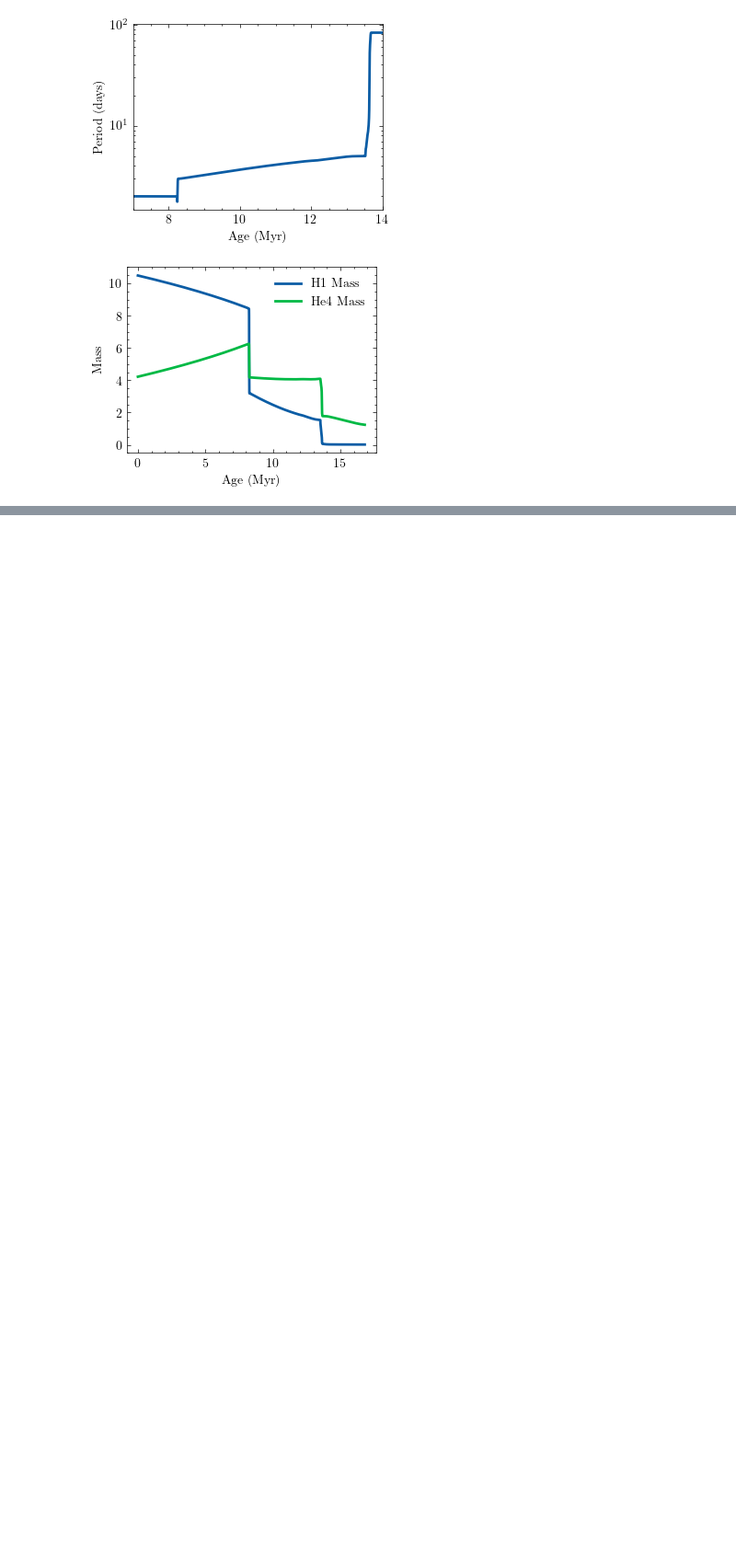
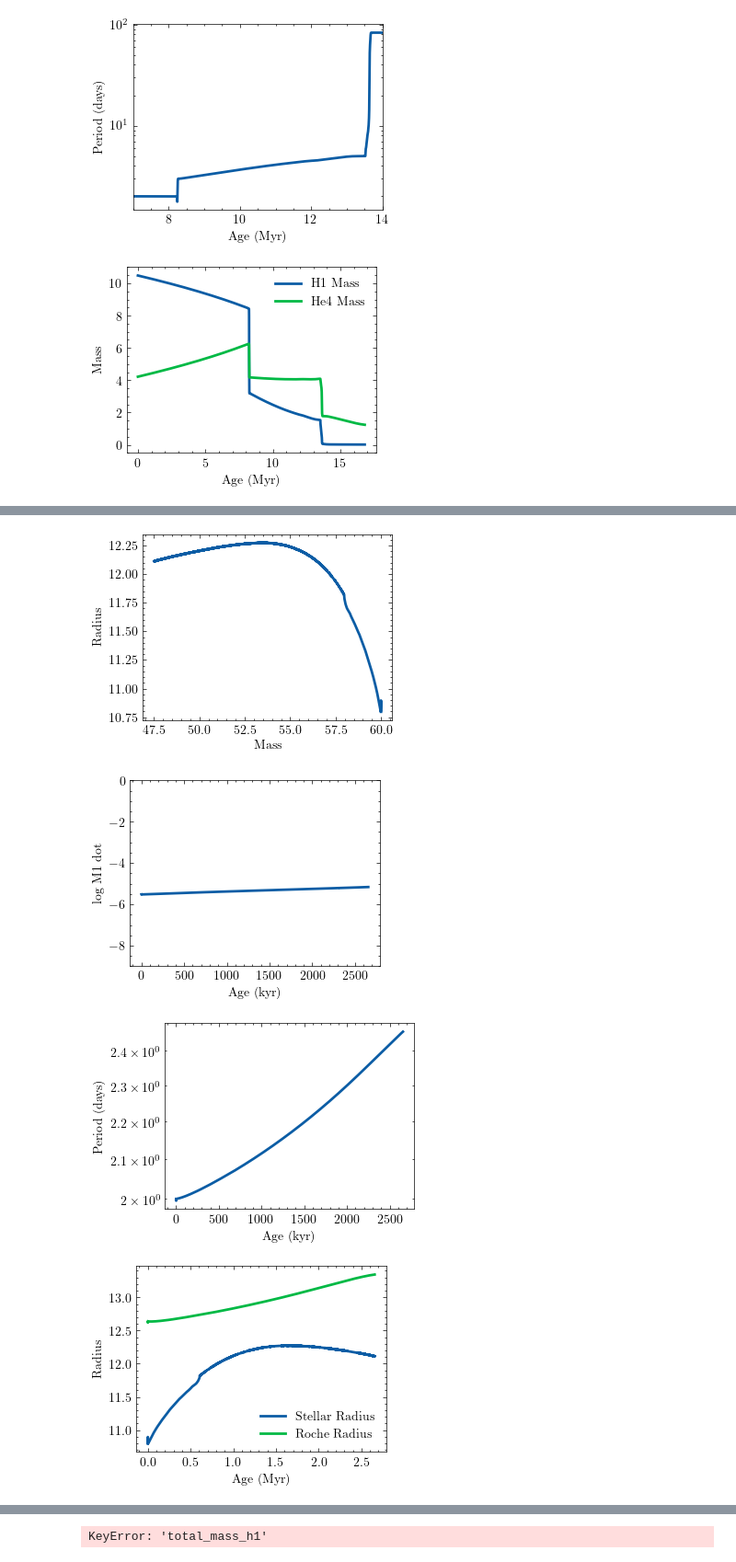
Before and after one commit to neevshah101/learning_mesa, a Jupyter notebook: CaseA_CaseB_comparison.ipynb, the cells around one changed output, grey strips where cells are left out. Shown at 92% size. Saved outputs shown, nothing was run; the diff lists cells and outputs as text; code cells hidden in the pictures; blank space fills up the shorter version.

```diff
--- a/CaseA_CaseB_comparison.ipynb
+++ b/CaseA_CaseB_comparison.ipynb
@@ -246,0 +248,2 @@ dfA.columns.tolist()
+# %%
+dfB = pd.read_table('/home/neevshah/PhD/learning_mesa/template_binary/binary_history.data', skiprows = 5, sep = '\s+')
@@ -246,0 +267,25 @@ dfA.columns.tolist()
+# %%
+plot_x_y(dfB['star_1_mass'],dfB['star_1_radius'],xlabel = 'Mass', ylabel = 'Radius')
+plt.show()
+
+plot_x_y(dfB['age']/1e3,dfB['lg_mstar_dot_1'],xlabel = 'Age (kyr)', ylabel = 'log M1 dot')
+plt.ylim(-9,0)
+# plt.xlim(10670,10700)
+plt.show()
+
+plot_x_y(dfB['age']/1e3,dfB['period_days'],xlabel = 'Age (kyr)', ylabel = 'Period (days)', yscale = 'log')
+# plt.xlim(10670,10700)
+plt.show()
+
+plot_x_2y(dfB['age']/1e6, (dfB['star_1_radius']),dfB['rl_1'], xlabel = 'Age (Myr)', ylabel = 'Radius', label1 = 'Stellar Radius', label2 = 'Roche Radius')
+# plt.xlim(10,11)
+plt.show()
+
+plot_x_2y(dfB['age']/1e6, dfB['star_1_mass'],dfB['star_2_mass'], xlabel = 'Age (Myr)', ylabel = 'Mass', label1 = 'Donor Mass', label2 = 'Accretor Mass')
+# plt.xlim(10.6,10.8)
+plt.show()
+# %% [output]
+[figure, added]
+[figure, added]
+[figure, added]
+[figure, added]
@@ -246,0 +293 @@ dfA.columns.tolist()
+KeyError: 'total_mass_h1'
```
Also changed, not shown: parts of 5 cells of this notebook, 25 other files.
